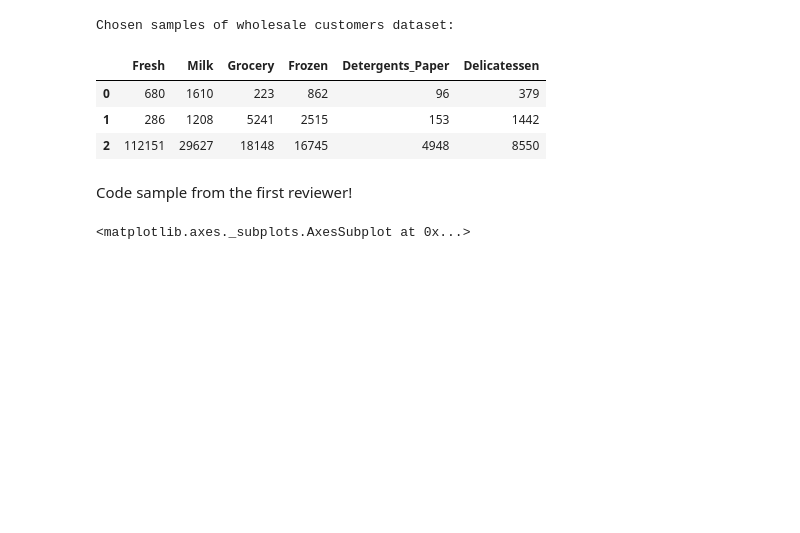
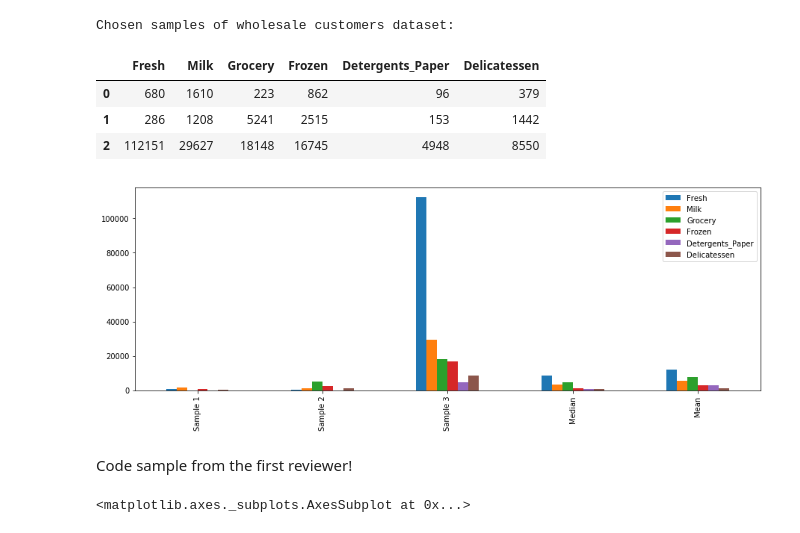
Before and after one commit to faberfred/Udacity_Machine_Learning_Engineer_Nanodegree_Program, a Jupyter notebook: projects/customer_segments/customer_segments.ipynb, the cells around one changed output. Saved outputs shown, nothing was run; the diff lists cells and outputs as text; code cells hidden in the pictures; blank space fills up the shorter version.

```diff
--- a/projects/customer_segments/customer_segments.ipynb
+++ b/projects/customer_segments/customer_segments.ipynb
@@ -93,6 +93,17 @@ Chosen samples of wholesale customers dataset:
 | 0 | 680 | 1610 | 223 | 862 | 96 | 379 |
 | 1 | 286 | 1208 | 5241 | 2515 | 153 | 1442 |
 | 2 | 112151 | 29627 | 18148 | 16745 | 4948 | 8550 |
+# %%
+samples_for_plot = samples.copy()
+samples_for_plot.loc[3] = data.median()
+samples_for_plot.loc[4] = data.mean()
+
+labels = ['Sample 1', 'Sample 2', 'Sample 3', 'Median', 'Mean']
+samples_for_plot.plot(kind='bar', figsize=(15, 5))
+plt.xticks(range(5), labels)
+plt.show()
+# %% [output]
+[figure, added]
 # %% [markdown]
 Code sample from the first reviewer!
 # %%
```
Also changed, not shown: parts of 1 cell of this notebook, 1 other file.
